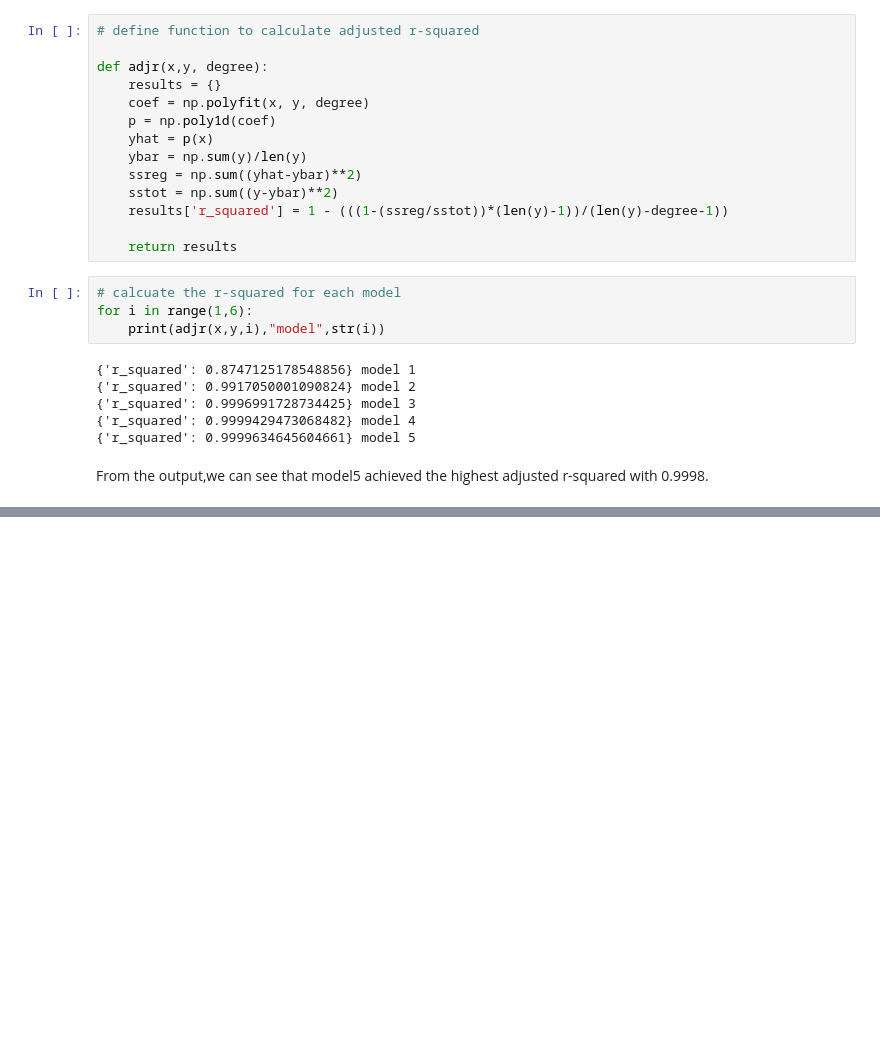
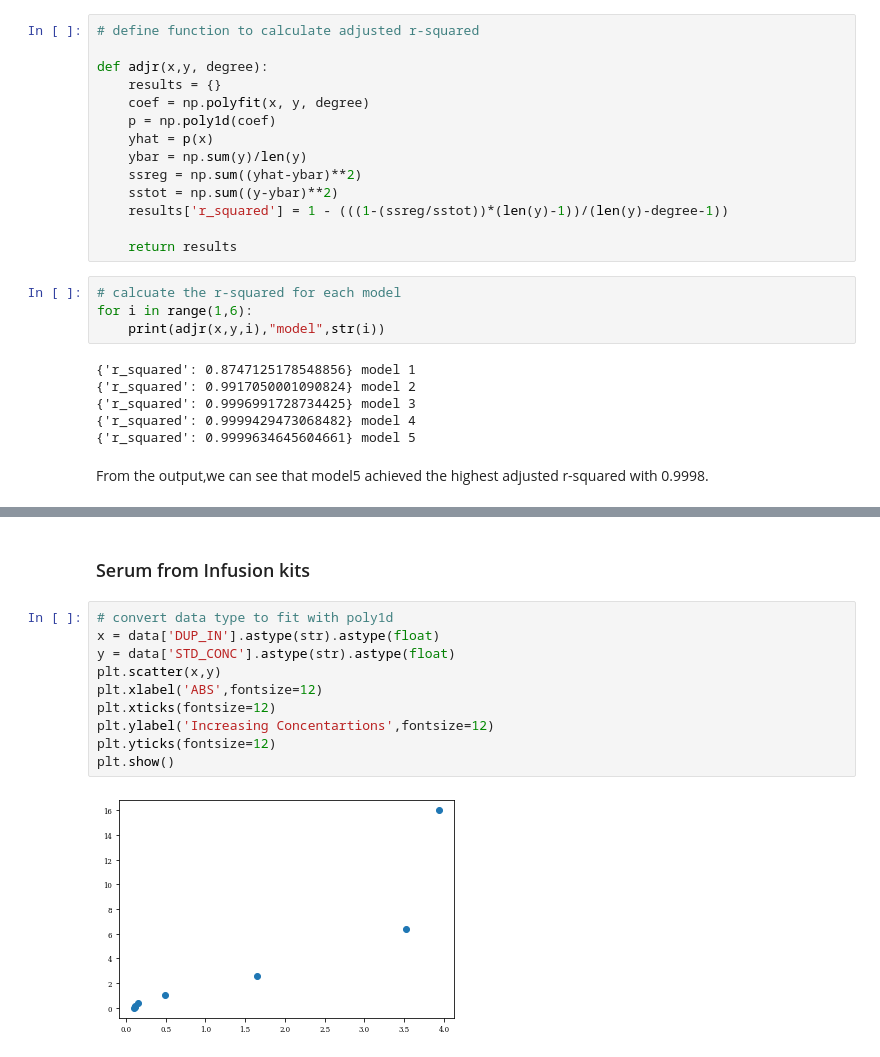
Before and after one commit to jamesleocodes/elisa_bdnf_cortisol, a Jupyter notebook: codes/elisa.ipynb, the cells around one changed output, grey strips where cells are left out. Cells and saved outputs as stored; diff of their text form; blank space fills up the shorter version.

```diff
--- a/codes/elisa.ipynb
+++ b/codes/elisa.ipynb
@@ -142,0 +152,14 @@ plt.show()
+# %% [markdown]
+### Serum from Infusion kits
+# %%
+# convert data type to fit with poly1d
+x = data['DUP_IN'].astype(str).astype(float)
+y = data['STD_CONC'].astype(str).astype(float)
+plt.scatter(x,y)
+plt.xlabel('ABS',fontsize=12)
+plt.xticks(fontsize=12)
+plt.ylabel('Increasing Concentartions',fontsize=12)
+plt.yticks(fontsize=12)
+plt.show()
+# %% [output]
+[figure, added]
```
Also changed, not shown: parts of 12 cells of this notebook, 1 other file.
